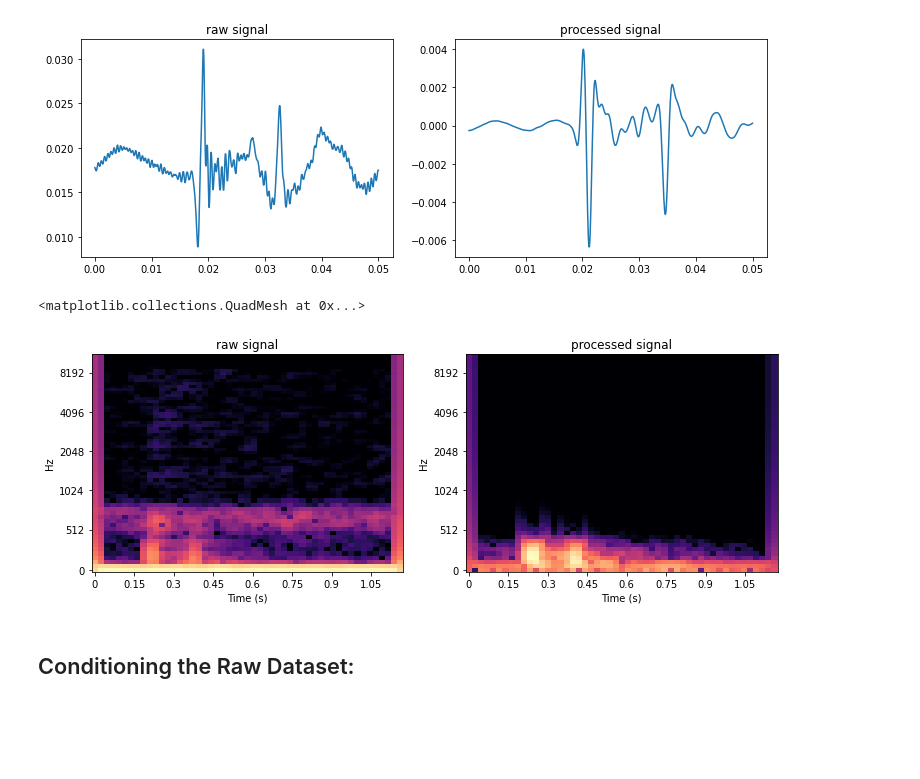
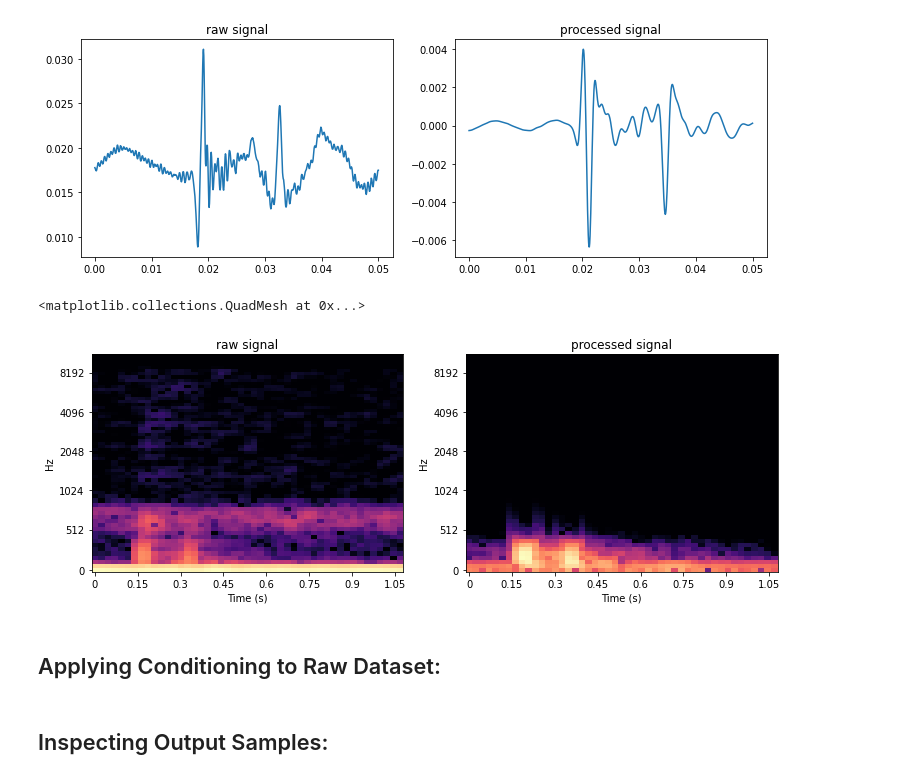
Before and after one commit to vkoil/pempheris-adspersa-alphabetisation, a Jupyter notebook: conditioning.ipynb, the cells around one changed output. Cells and saved outputs as stored; diff of their text form; code cells hidden in the pictures; blank space fills up the shorter version.

```diff
--- a/conditioning.ipynb
+++ b/conditioning.ipynb
@@ -11,9 +11,17 @@ from librosa import display
 # %% [markdown]
 ## Control Parameters:
 # %%
-sr = 16000 # sample rate
+sr = 16000 # target sample rate
+
+low_cutoff = 90
+high_cutoff = 700
+bpf_order = 8 # order of bandpass filter
+
 input_data_dir = 'data/raw/tank/'
 output_data_dir = 'data/processed/tank/'
+
+
+out_files_duration = 60*15 # Large files need to be chopped into smaller files.
 # %% [markdown]
 ## Helper Functions:
 # %%
@@ -70,7 +78,7 @@ def condition_signal(sig, lpf_freq, hpf_freq, N=4, sr=sr):
 # %%
 sample, _ = librosa.load("data/samples/raw_67375127.140411201837_002510_002518.wav", sr=sr)
 # %%
-processed = condition_signal(sample, 90, 700, N=8)
+processed = condition_signal(sample, low_cutoff, high_cutoff, N=bpf_order)
 # %%
 plt.figure(figsize=(19, 4))
 plt.subplot(1,3,1)
@@ -84,21 +92,21 @@ plot_signal(slice_signal(processed,1,1.05))
 # %%
 raw_click = slice_signal(sample,1,1.1)
 processed_click = slice_signal(processed,1,1.1)
 
-dftr = librosa.amplitude_to_db(np.abs(librosa.stft(raw_click, n_fft=128)))
-dftp = librosa.amplitude_to_db(np.abs(librosa.stft(processed_click, n_fft=128)))
+dftr = librosa.amplitude_to_db(np.abs(librosa.stft(raw_click, n_fft=128, center=False)))
+dftp = librosa.amplitude_to_db(np.abs(librosa.stft(processed_click, n_fft=128, center=False)))
 
 plt.figure(figsize=(19, 4))
 plt.subplot(1,3,1)
 plt.title("raw signal")
 display.specshow(dftr, x_axis='s', y_axis='mel', cmap='magma')
 plt.subplot(1,3,2)
 plt.title("processed signal")
 display.specshow(dftp, x_axis='s', y_axis='mel', cmap='magma')
 # %% [output]
 <matplotlib.collections.QuadMesh at 0x...>
-[figure, old version]
+[figure, new version]
 # %%
 sf.write("data/samples/processed_67375127.140411201837_002510_002518.wav", processed, sr, format='WAV')
 # %% [markdown]
-## Conditioning the Raw Dataset:
+## Applying Conditioning to Raw Dataset:
@@ -104,0 +127,2 @@ sf.write("data/samples/processed_67375127.140411201837_002510_002518.wav", proce
+# %% [markdown]
+## Inspecting Output Samples:
```
Also changed, not shown: parts of 2 cells of this notebook, 1 other file.
